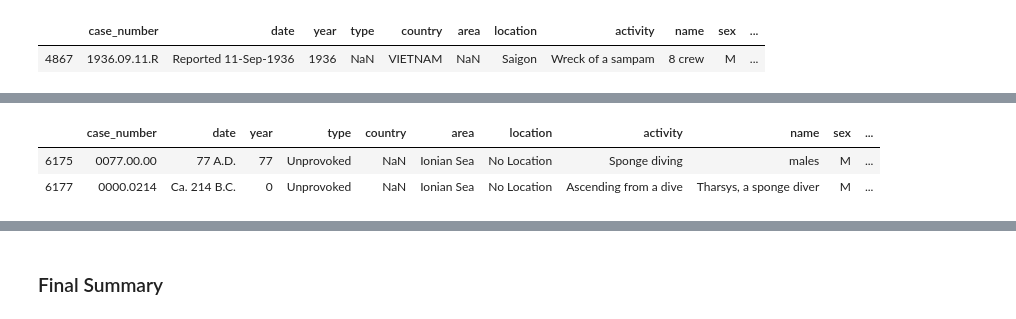
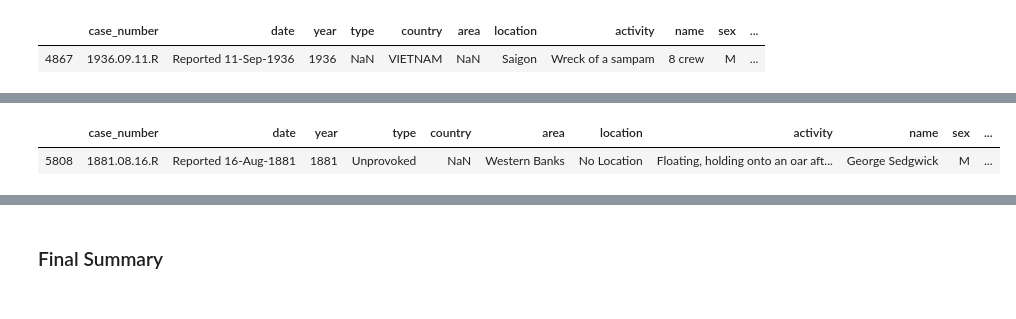
Before and after one commit to ironhack-bcn-data-june-2020/PR02-project-pandas, a Jupyter notebook: data-wrangling.ipynb, the cells around one changed output, grey strips where cells are left out. Saved outputs shown, nothing was run; the diff lists cells and outputs as text; code cells hidden in the pictures.

```diff
--- a/data-wrangling.ipynb
+++ b/data-wrangling.ipynb
@@ -115,0 +194,5 @@ df.head(5)
+# %%
+#drop all duplicates considering selected columns
+# select_columns=['case_number','date','year','type','country','location','injury']
+df.drop_duplicates(subset= df.columns, inplace = True)
+df.head(5)
@@ -194,7 +240,7 @@ dtype: int64
 # hp: remove the columns with 40% of missing values (columns NOT relevant for my analysis)
 # drop selected columns
 drop_cols = list(nulls_cols[nulls_cols > 0.4 * 6302].index)
-df = df.drop(drop_cols, axis=1, inplace=False)
+df = df.drop(drop_cols, axis=1)
 df
 # %% [output]
 |  | case_number | date | year | type | country | area | location | activity | name | sex | ... |
@@ -330,4 +398,2 @@ df.type = df.type.fillna('Unprovoked')
 # %%
-# COUNTRY, AREA, LOCATION
-#
-df[(df['country'].isnull()==True) & (df['area'].isnull()==True) & (df['location'].isnull()==True)]
+df.loc[(df['country'].isnull()==True) & (df['area'].isnull()==True) & (df['location'].isnull()==True),['country','area','location']] = 'UNKNOWN'
@@ -352,6 +400,3 @@ df[(df['country'].isnull()==True) & (df['area'].isnull()==True) & (df['location'
-# %%
-# if the location, area, and country are missing --> 'Unknown'. It's impossible to know the position.
-df.loc[(df['country'].isnull()==True) & (df['area'].isnull()==True) & (df['location'].isnull()==True),['country','area','location']] = 'Unknown'
 # %%
 # LOCATION Impossible to know --> 'No location'
 null_location = df[(df['location'].isnull()==True)]
@@ -386,11 +430,10 @@ null_country
 | 6177 | 0000.0214 | Ca. 214 B.C. | 0 | Unprovoked | NaN | Ionian Sea | No Location | Ascending from a dive | Tharsys, a sponge diver | M | ... |
 | 6206 | ND-0114 | Before 2012 | 0 | Unprovoked | NaN | No Area | In a river feeding into the Bay o... | Netting shrimp | Sametra Mestri | F | ... |
 # %%
-b = df[df['area'] == 'Ionian Sea']
+b = df[df['area'] == 'Western Banks']
 b
 # %% [output]
 |  | case_number | date | year | type | country | area | location | activity | name | sex | ... |
-| 6175 | 0077.00.00 | 77 A.D. | 77 | Unprovoked | NaN | Ionian Sea | No Location | Sponge diving | males | M | ... |
-| 6177 | 0000.0214 | Ca. 214 B.C. | 0 | Unprovoked | NaN | Ionian Sea | No Location | Ascending from a dive | Tharsys, a sponge diver | M | ... |
+| 5808 | 1881.08.16.R | Reported 16-Aug-1881 | 1881 | Unprovoked | NaN | Western Banks | No Location | Floating, holding onto an oar aft... | George Sedgwick | M | ... |
 # %%
 # Mediterranean Sea
```
Also changed, not shown: parts of 57 cells of this notebook, 1 other file.
